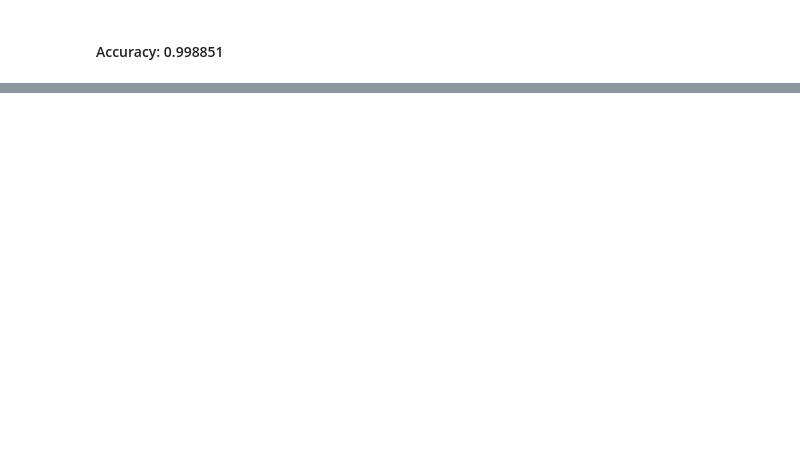
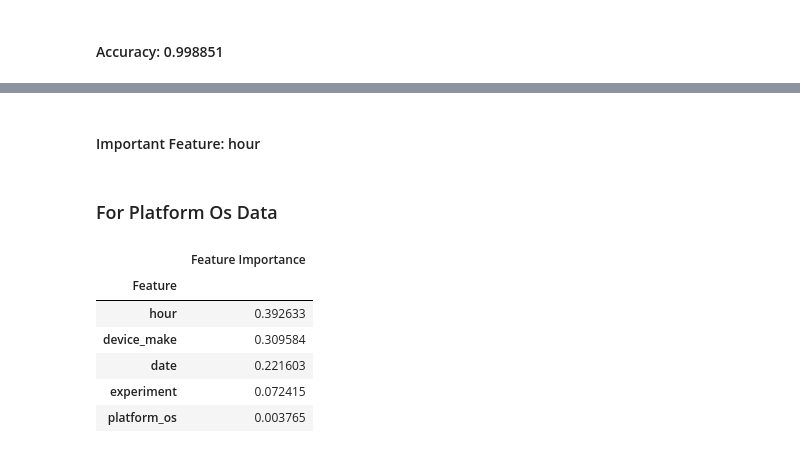
Before and after one commit to Yonas-T/ab_testing, a Jupyter notebook: notebooks/mlops.ipynb, the cells around one changed output, grey strips where cells are left out. Cells and saved outputs as stored; diff of their text form; code cells hidden in the pictures; blank space fills up the shorter version.

```diff
--- a/notebooks/mlops.ipynb
+++ b/notebooks/mlops.ipynb
@@ -328,0 +426,18 @@ Mean Logistic Regression score for platform os data : 0.9988505747126437
+# %% [markdown]
+#### Important Feature: hour
+# %% [markdown]
+### For Platform Os Data
+# %%
+decision_imp_feature_platform = pd.DataFrame({"Feature Importance": clf2.feature_importances_})
+decision_imp_feature_platform["Feature"] = ["experiment", "date", "hour", "device_make", "platform_os"]
+decision_imp_feature_platform = decision_imp_feature_platform.set_index("Feature")
+decision_imp_feature_platform = decision_imp_feature_platform.sort_values(by=["Feature Importance"], ascending=False)
+decision_imp_feature_platform
+# %% [output]
+|  | Feature Importance |
+| Feature |  |
+| hour | 0.392633 |
+| device_make | 0.309584 |
+| date | 0.221603 |
+| experiment | 0.072415 |
+| platform_os | 0.003765 |
```
Also changed, not shown: parts of 39 cells of this notebook.
